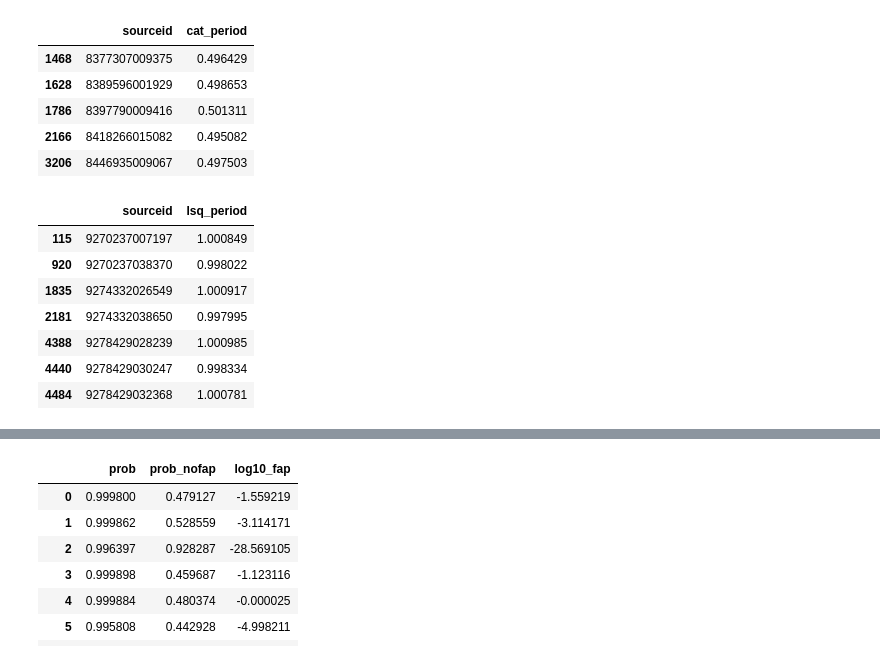
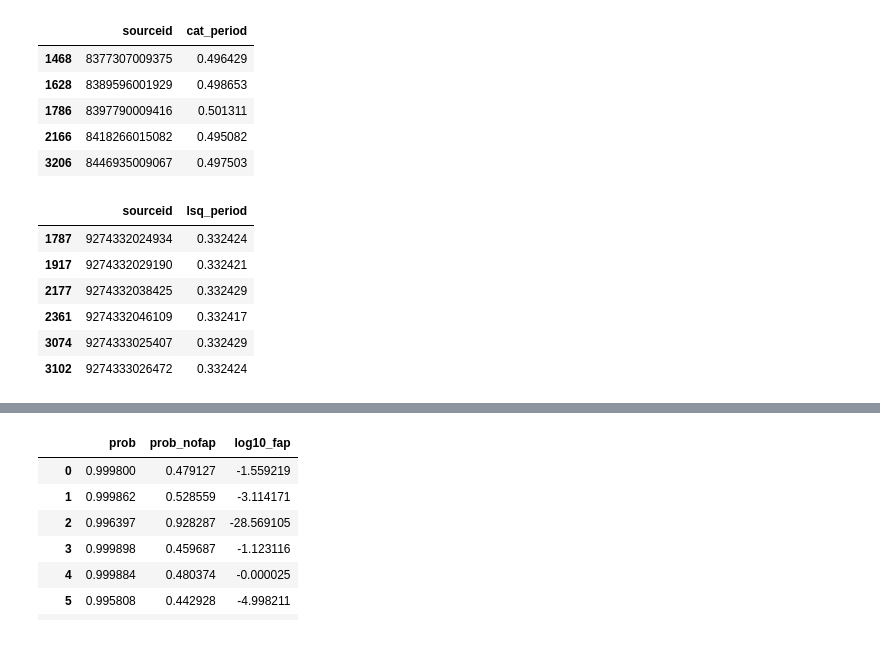
Before and after one commit to thomasmolnar/virac_classifier, a Jupyter notebook: test_notebooks/classifier_output.ipynb, the cells around one changed output, grey strips where cells are left out. Cells and saved outputs as stored; diff of their text form; code cells hidden in the pictures.

```diff
--- a/test_notebooks/classifier_output.ipynb
+++ b/test_notebooks/classifier_output.ipynb
@@ -145,14 +140,13 @@ var[['sourceid','cat_period']][(var['var_class']=='RRab')&(var['cat_period']>0.4
 | 2166 | 8418266015082 | 0.495082 |
 | 3206 | 8446935009067 | 0.497503 |
 # %%
-output[['sourceid','lsq_period']][(output['class']!='CONST')&(output['lsq_period']>1.-1./365.)&(output['lsq_period']<1.+1./365.)]
+output[['sourceid','lsq_period']][(output['class']!='CONST')&(output['lsq_period']>0.33)&(output['lsq_period']<0.335)]
 # %% [output]
 |  | sourceid | lsq_period |
-| 115 | 9270237007197 | 1.000849 |
-| 920 | 9270237038370 | 0.998022 |
-| 1835 | 9274332026549 | 1.000917 |
-| 2181 | 9274332038650 | 0.997995 |
-| 4388 | 9278429028239 | 1.000985 |
-| 4440 | 9278429030247 | 0.998334 |
-| 4484 | 9278429032368 | 1.000781 |
+| 1787 | 9274332024934 | 0.332424 |
+| 1917 | 9274332029190 | 0.332421 |
+| 2177 | 9274332038425 | 0.332429 |
+| 2361 | 9274332046109 | 0.332417 |
+| 3074 | 9274333025407 | 0.332429 |
+| 3102 | 9274333026472 | 0.332424 |
 # %%
```
Also changed, not shown: parts of 9 cells of this notebook, 3 other files.
